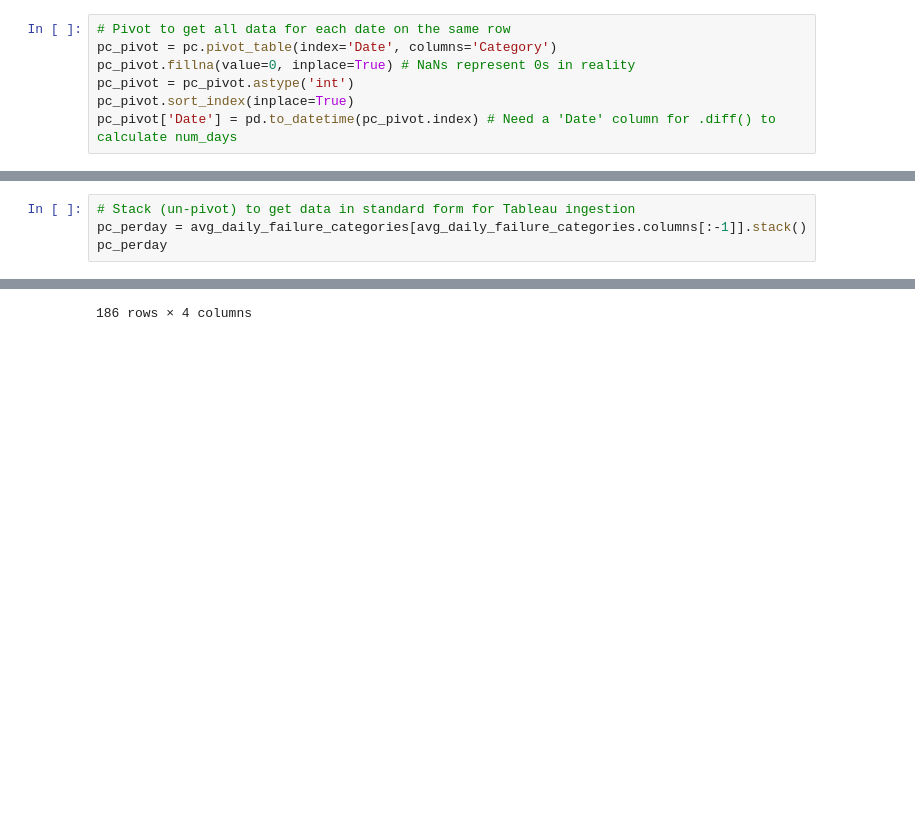
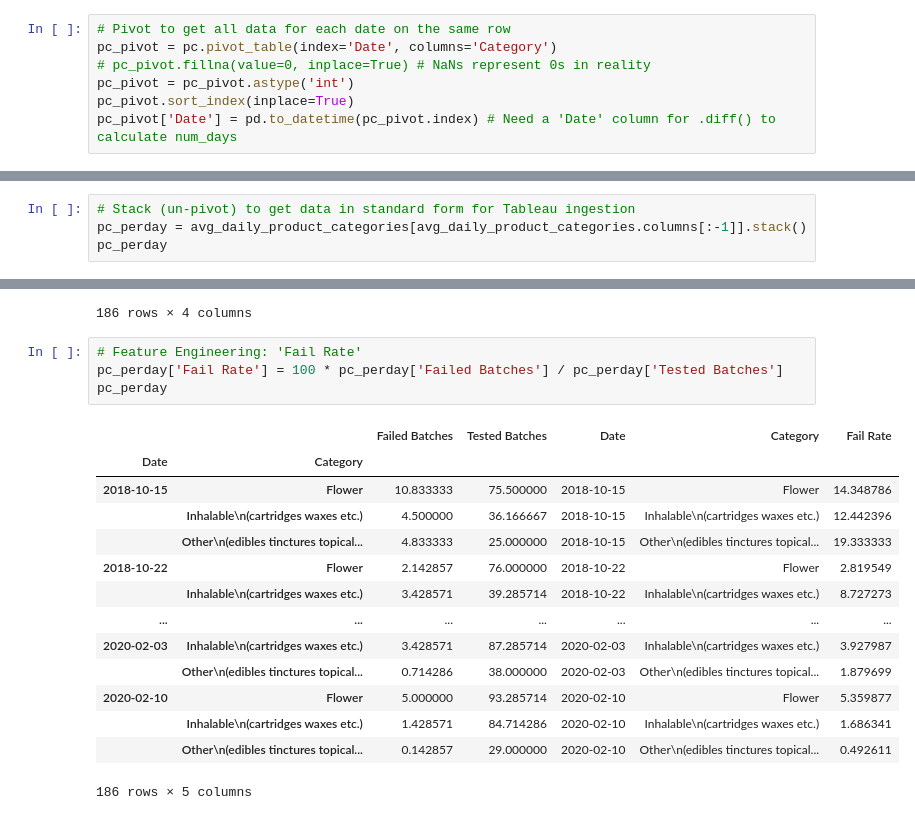
Before and after one commit to daericks/bcc_weekly_reports, a Jupyter notebook: notebooks/3-Transform-per_day-product_categories.ipynb, the cells around one changed output, grey strips where cells are left out. Saved outputs shown, nothing was run; the diff lists cells and outputs as text; blank space fills up the shorter version.

Commit message:
feature engineering complete, save to disk complete

```diff
--- a/notebooks/3-Transform-per_day-product_categories.ipynb
+++ b/notebooks/3-Transform-per_day-product_categories.ipynb
@@ -56,7 +56,7 @@ pc
 # %%
 # Pivot to get all data for each date on the same row
 pc_pivot = pc.pivot_table(index='Date', columns='Category')
-pc_pivot.fillna(value=0, inplace=True) # NaNs represent 0s in reality
+# pc_pivot.fillna(value=0, inplace=True) # NaNs represent 0s in reality
 pc_pivot = pc_pivot.astype('int')
 pc_pivot.sort_index(inplace=True)
 pc_pivot['Date'] = pd.to_datetime(pc_pivot.index) # Need a 'Date' column for .diff() to calculate num_days
@@ -153,7 +153,7 @@ avg_daily_product_categories
 62 rows × 7 columns
 # %%
 # Stack (un-pivot) to get data in standard form for Tableau ingestion
-pc_perday = avg_daily_failure_categories[avg_daily_failure_categories.columns[:-1]].stack()
+pc_perday = avg_daily_product_categories[avg_daily_product_categories.columns[:-1]].stack()
 pc_perday
 # %% [output]
 |  |  | Failed Batches | Tested Batches |
@@ -190,3 +190,22 @@ pc_perday
 |  | Inhalable\n(cartridges waxes etc.) | 1.428571 | 84.714286 | 2020-02-10 | Inhalable\n(cartridges waxes etc.) |
 |  | Other\n(edibles tinctures topical... | 0.142857 | 29.000000 | 2020-02-10 | Other\n(edibles tinctures topical... |
 186 rows × 4 columns
+# %%
+# Feature Engineering: 'Fail Rate'
+pc_perday['Fail Rate'] = 100 * pc_perday['Failed Batches'] / pc_perday['Tested Batches']
+pc_perday
+# %% [output]
+|  |  | Failed Batches | Tested Batches | Date | Category | Fail Rate |
+| Date | Category |  |  |  |  |  |
+| 2018-10-15 | Flower | 10.833333 | 75.500000 | 2018-10-15 | Flower | 14.348786 |
+|  | Inhalable\n(cartridges waxes etc.) | 4.500000 | 36.166667 | 2018-10-15 | Inhalable\n(cartridges waxes etc.) | 12.442396 |
+|  | Other\n(edibles tinctures topical... | 4.833333 | 25.000000 | 2018-10-15 | Other\n(edibles tinctures topical... | 19.333333 |
+| 2018-10-22 | Flower | 2.142857 | 76.000000 | 2018-10-22 | Flower | 2.819549 |
+|  | Inhalable\n(cartridges waxes etc.) | 3.428571 | 39.285714 | 2018-10-22 | Inhalable\n(cartridges waxes etc.) | 8.727273 |
+| ... | ... | ... | ... | ... | ... | ... |
+| 2020-02-03 | Inhalable\n(cartridges waxes etc.) | 3.428571 | 87.285714 | 2020-02-03 | Inhalable\n(cartridges waxes etc.) | 3.927987 |
+|  | Other\n(edibles tinctures topical... | 0.714286 | 38.000000 | 2020-02-03 | Other\n(edibles tinctures topical... | 1.879699 |
+| 2020-02-10 | Flower | 5.000000 | 93.285714 | 2020-02-10 | Flower | 5.359877 |
+|  | Inhalable\n(cartridges waxes etc.) | 1.428571 | 84.714286 | 2020-02-10 | Inhalable\n(cartridges waxes etc.) | 1.686341 |
+|  | Other\n(edibles tinctures topical... | 0.142857 | 29.000000 | 2020-02-10 | Other\n(edibles tinctures topical... | 0.492611 |
+186 rows × 5 columns
```
Also changed, not shown: parts of 1 cell of this notebook, 1 other file.
